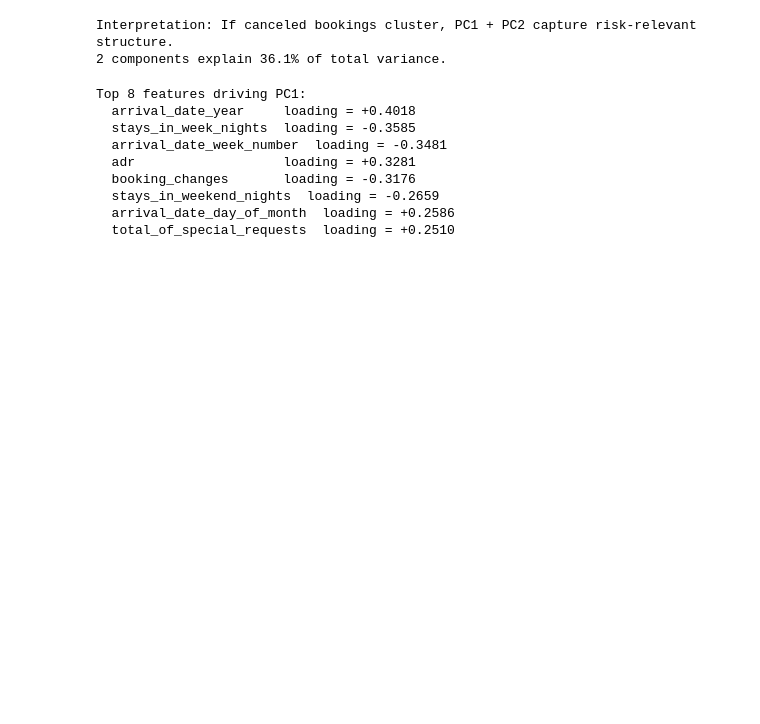
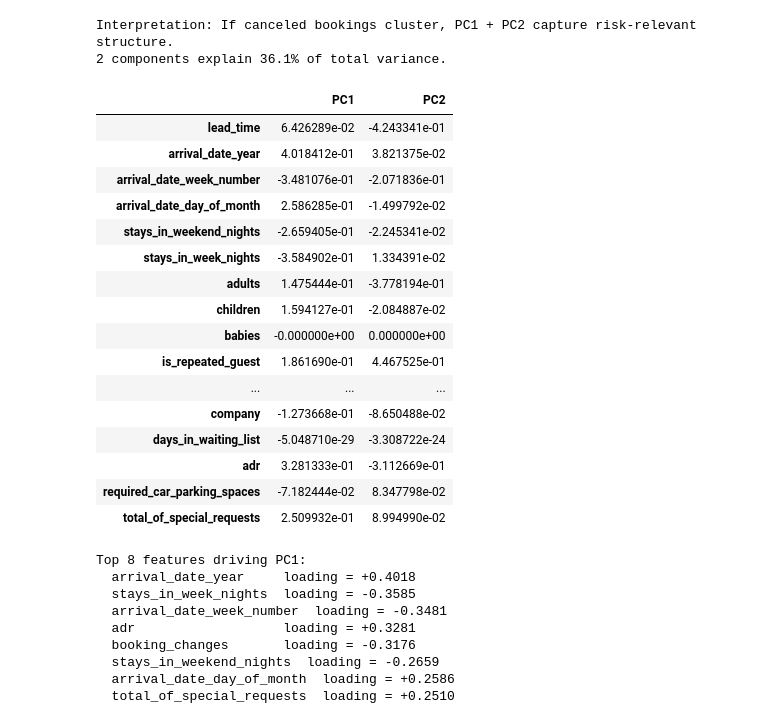
Before and after one commit to leelapis/bda, a Jupyter notebook: 3_DataReduction_bda.ipynb, the cells around one changed output. Saved outputs shown, nothing was run; the diff lists cells and outputs as text; code cells hidden in the pictures; blank space fills up the shorter version.

```diff
--- a/3_DataReduction_bda.ipynb
+++ b/3_DataReduction_bda.ipynb
@@ -318,7 +313,26 @@ Interpretation: If canceled bookings cluster, PC1 + PC2 capture risk-relevant st
 2 components explain 36.1% of total variance.
 # %%
 # --- Interpret loadings (which features drive each PC?) ---
-loadings = pd.DataFrame( pca.components_.T[:, :2],index=X.columns,columns=['PC1', 'PC2'])
+loadings = pd.DataFrame(pca.components_.T[:, :2],index=X.columns,columns=['PC1', 'PC2'])
+loadings
+# %% [output]
+|  | PC1 | PC2 |
+| lead_time | 6.426289e-02 | -4.243341e-01 |
+| arrival_date_year | 4.018412e-01 | 3.821375e-02 |
+| arrival_date_week_number | -3.481076e-01 | -2.071836e-01 |
+| arrival_date_day_of_month | 2.586285e-01 | -1.499792e-02 |
+| stays_in_weekend_nights | -2.659405e-01 | -2.245341e-02 |
+| stays_in_week_nights | -3.584902e-01 | 1.334391e-02 |
+| adults | 1.475444e-01 | -3.778194e-01 |
+| children | 1.594127e-01 | -2.084887e-02 |
+| babies | -0.000000e+00 | 0.000000e+00 |
+| is_repeated_guest | 1.861690e-01 | 4.467525e-01 |
+| ... | ... | ... |
+| company | -1.273668e-01 | -8.650488e-02 |
+| days_in_waiting_list | -5.048710e-29 | -3.308722e-24 |
+| adr | 3.281333e-01 | -3.112669e-01 |
+| required_car_parking_spaces | -7.182444e-02 | 8.347798e-02 |
+| total_of_special_requests | 2.509932e-01 | 8.994990e-02 |
 # %%
 # --- Top contributors to PC1 ---
 pc1_top = loadings['PC1'].abs().sort_values(ascending=False)
```
Also changed, not shown: parts of 5 cells of this notebook, 6 other files.
